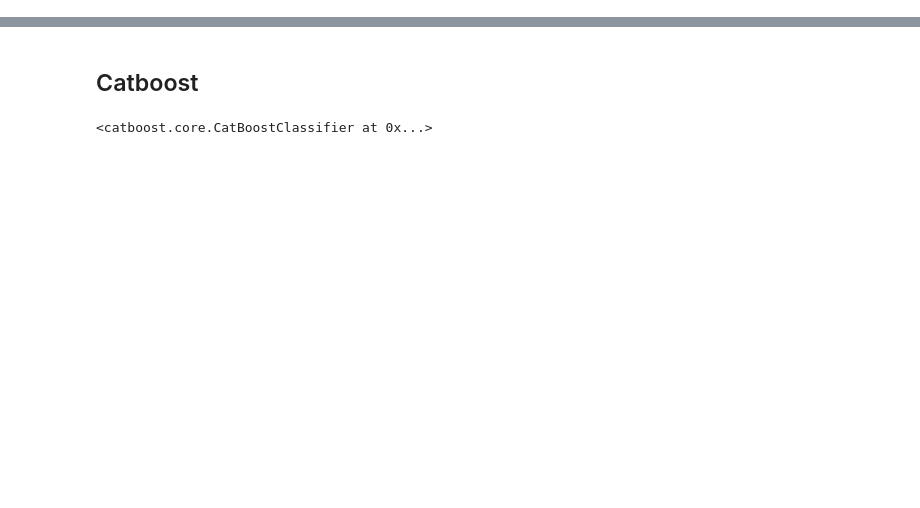
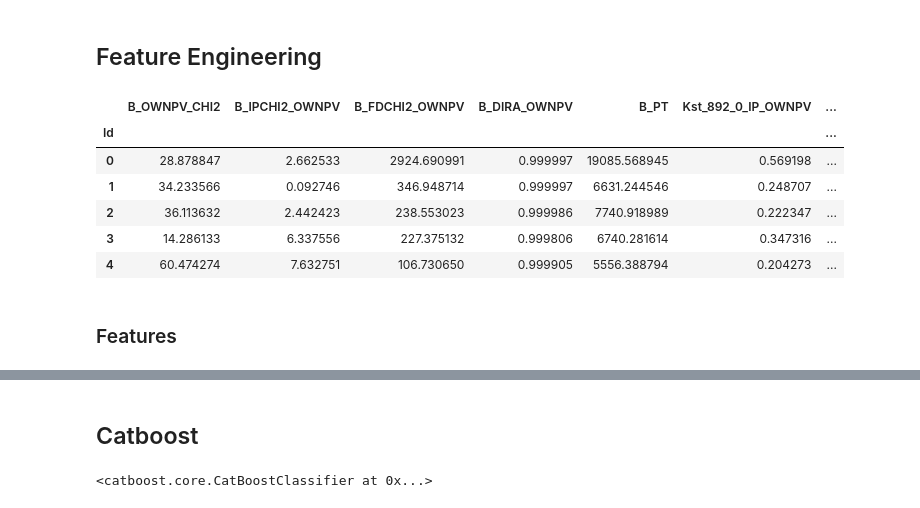
Before and after one commit to cmougan/CERN_kaggle, a Jupyter notebook: Base.ipynb, the cells around one changed output, grey strips where cells are left out. Drawn from its saved outputs; the diff is of its cells as text; code cells hidden in the pictures; blank space fills up the shorter version.

```diff
--- a/Base.ipynb
+++ b/Base.ipynb
@@ -22,3 +30,24 @@ train = pd.read_csv("train.csv", index_col="Id")
 test = pd.read_csv("test.csv", index_col="Id")
 train = train.drop(columns="BUTTER")
 test = test.drop(columns="BUTTER")
+# %% [markdown]
+## Feature Engineering
+# %%
+train['train']=1
+test['train']=0
+# %%
+df = train.append(test)
+# %%
+df.columns = df.columns.str.replace(' ', '')
+# %%
+df.head()
+# %% [output]
+|  | B_OWNPV_CHI2 | B_IPCHI2_OWNPV | B_FDCHI2_OWNPV | B_DIRA_OWNPV | B_PT | Kst_892_0_IP_OWNPV | ... |
+| Id |  |  |  |  |  |  | ... |
+| 0 | 28.878847 | 2.662533 | 2924.690991 | 0.999997 | 19085.568945 | 0.569198 | ... |
+| 1 | 34.233566 | 0.092746 | 346.948714 | 0.999997 | 6631.244546 | 0.248707 | ... |
+| 2 | 36.113632 | 2.442423 | 238.553023 | 0.999986 | 7740.918989 | 0.222347 | ... |
+| 3 | 14.286133 | 6.337556 | 227.375132 | 0.999806 | 6740.281614 | 0.347316 | ... |
+| 4 | 60.474274 | 7.632751 | 106.730650 | 0.999905 | 5556.388794 | 0.204273 | ... |
+# %% [markdown]
+### Features
```
Also changed, not shown: parts of 24 cells of this notebook, 5 other files.
